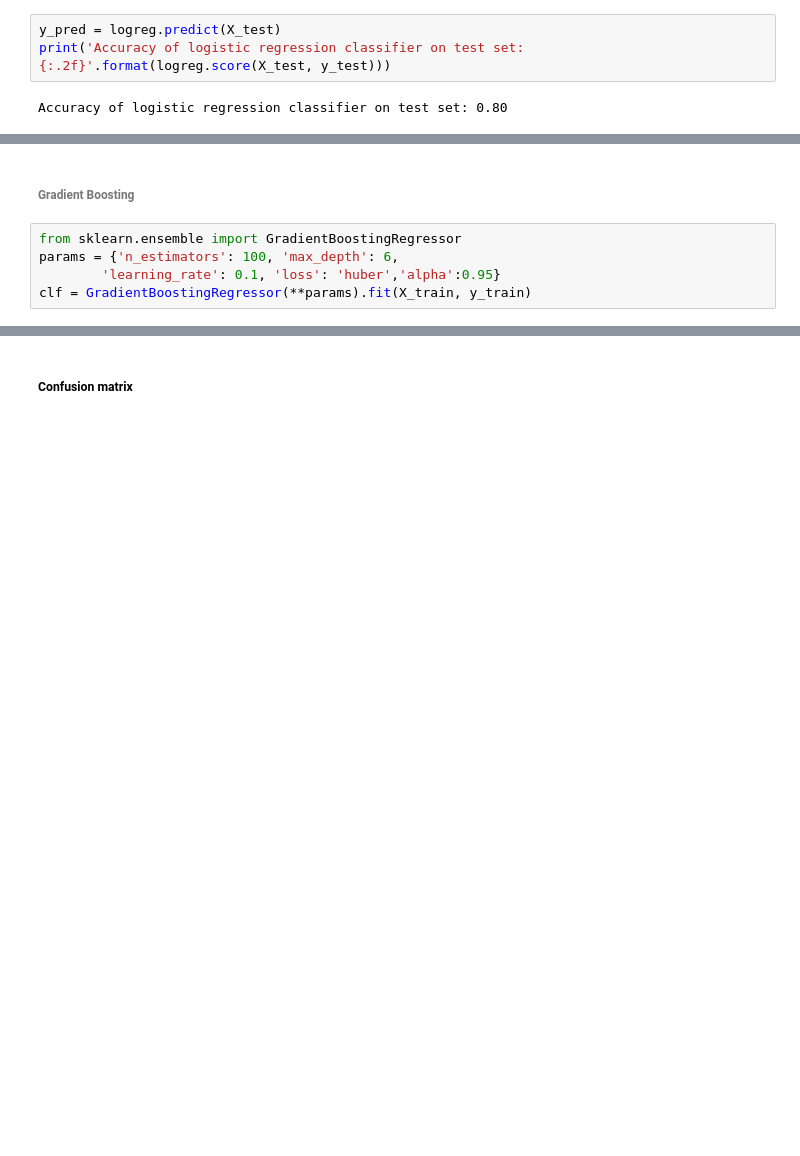
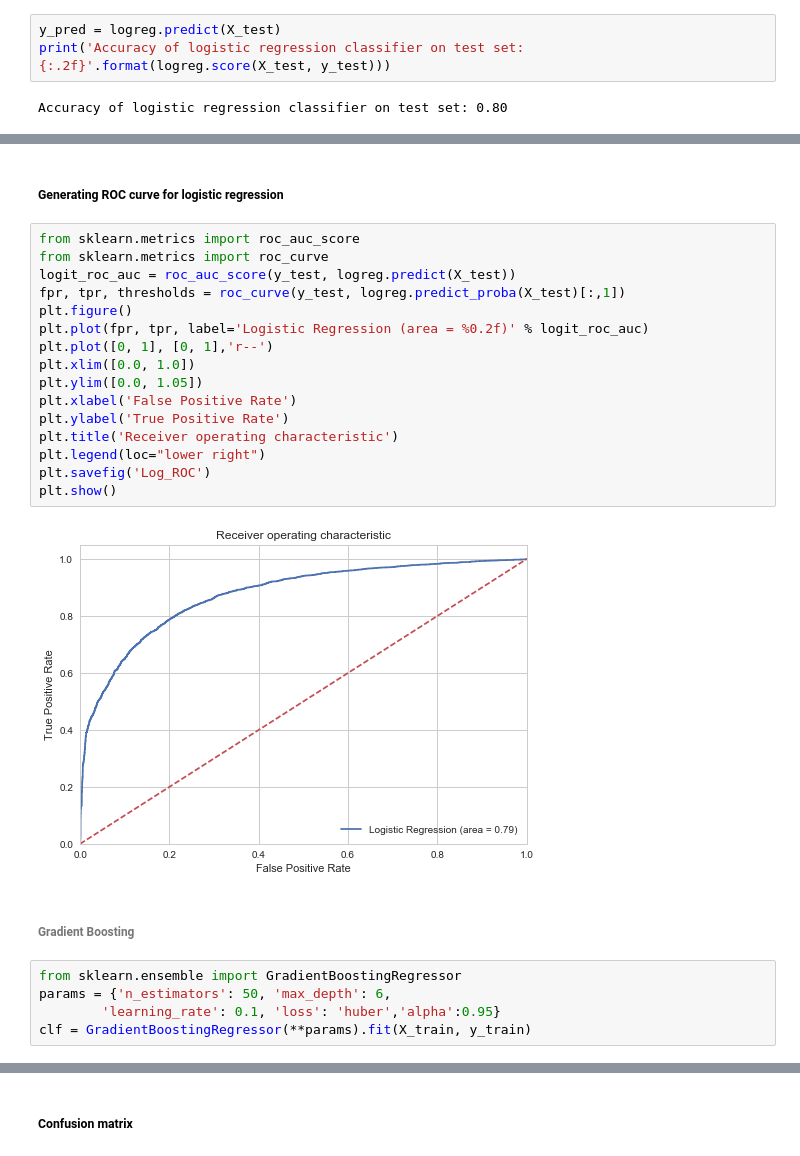
Before and after one commit to Klivote/Python_machineLearning_examples, a Jupyter notebook: 1_Logistic_GradientBoosting_in_Python.ipynb, the cells around one changed output, grey strips where cells are left out. Cells and saved outputs as stored; diff of their text form; blank space fills up the shorter version.

```diff
--- a/1_Logistic_GradientBoosting_in_Python.ipynb
+++ b/1_Logistic_GradientBoosting_in_Python.ipynb
@@ -244,8 +264,28 @@ Accuracy of logistic regression classifier on test set: 0.80
+# %% [markdown]
+##### Generating ROC curve for logistic regression
+# %%
+from sklearn.metrics import roc_auc_score
+from sklearn.metrics import roc_curve
+logit_roc_auc = roc_auc_score(y_test, logreg.predict(X_test))
+fpr, tpr, thresholds = roc_curve(y_test, logreg.predict_proba(X_test)[:,1])
+plt.figure()
+plt.plot(fpr, tpr, label='Logistic Regression (area = %0.2f)' % logit_roc_auc)
+plt.plot([0, 1], [0, 1],'r--')
+plt.xlim([0.0, 1.0])
+plt.ylim([0.0, 1.05])
+plt.xlabel('False Positive Rate')
+plt.ylabel('True Positive Rate')
+plt.title('Receiver operating characteristic')
+plt.legend(loc="lower right")
+plt.savefig('Log_ROC')
+plt.show()
+# %% [output]
+[figure, added]
 # %% [markdown]
 ###### Gradient Boosting
 # %%
 from sklearn.ensemble import GradientBoostingRegressor
-params = {'n_estimators': 100, 'max_depth': 6,
+params = {'n_estimators': 50, 'max_depth': 6,
         'learning_rate': 0.1, 'loss': 'huber','alpha':0.95}
 clf = GradientBoostingRegressor(**params).fit(X_train, y_train)
 # %%
```
Also changed, not shown: parts of 4 cells of this notebook.
